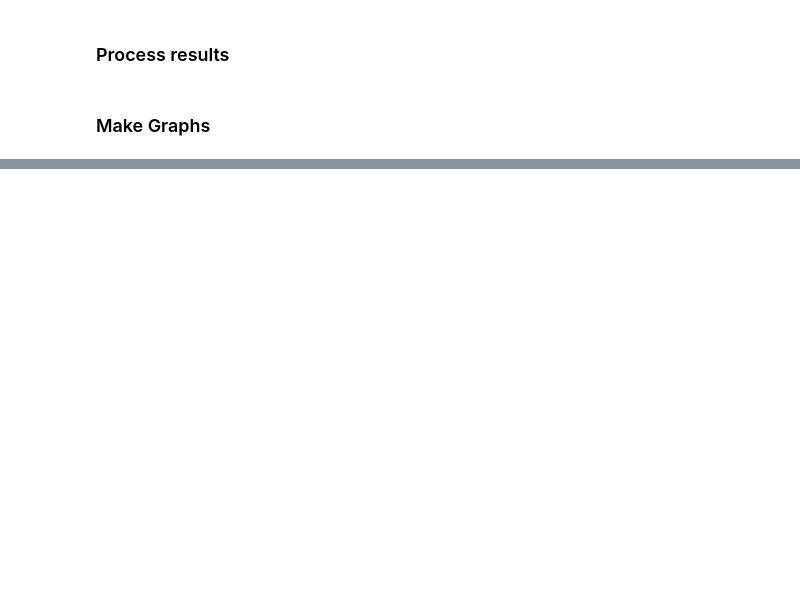
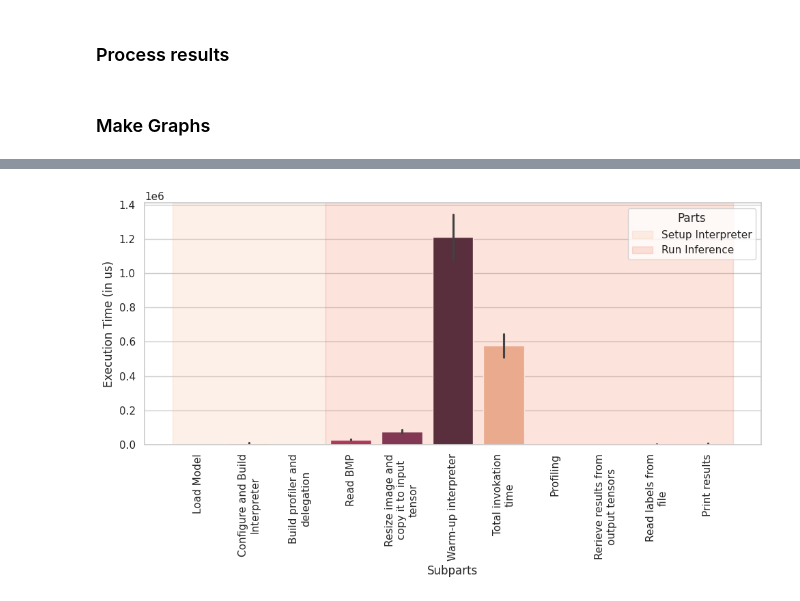
Before and after one commit to CorentinLibert/Cluster-of-upcycled-smartphones, a Jupyter notebook: Benchmark/homemade/tflite_application/tflite_application_experiments.ipynb, the cells around one changed output, grey strips where cells are left out. Saved outputs shown, nothing was run; the diff lists cells and outputs as text; code cells hidden in the pictures; blank space fills up the shorter version.

Commit message:
[TFLITE BENCHMARK] Notebook first experiment + results + graphs

```diff
--- a/Benchmark/homemade/tflite_application/tflite_application_experiments.ipynb
+++ b/Benchmark/homemade/tflite_application/tflite_application_experiments.ipynb
@@ -330,18 +555,78 @@ for imp in implementations:
-# %%
-df = pd.read_csv(exp_dir + "/execution_time_by_parts.csv")
-
-for imp in implementations:
-    df_imp = df[df["Implementation"] == imp]
-
-    medium_group = df_imp.groupby("Medium")
-
-    colors = sns.color_palette('rocket')[::-1]
-
-    for key, item in medium_group:
-        plt.figure(figsize=(10, 6))
-        sns.set_style("whitegrid")
-        sns.barplot(data=item, x='Subpart', y='Execution Time (in us)', hue='Part', palette=colors)
-
-        plt.ylim(bottom=0)
-        plt.tight_layout()
-        plt.show
+# %%
+df_exec_time = pd.read_csv(exp_dir + "/execution_time_by_parts.csv")
+df_cpu_usage = pd.read_csv(exp_dir + "/cpu_usage.csv")
+df_ram_usage = pd.read_csv(exp_dir + "/ram_usage.csv")
+
+for imp in implementations:
+    df_exec_time_imp = df_exec_time[df_exec_time["Implementation"] == imp]
+    # mask = df_exec_time_imp[(df_exec_time_imp["Subpart"] != "Global time") & (df_exec_time_imp["Subpart"] != "Run inference") & (df_exec_time_imp["Subpart"] != "Average invokation time per loop")]
+    df_exec_time_imp = df_exec_time_imp[(df_exec_time_imp["Subpart"] != "Global time") & (df_exec_time_imp["Subpart"] != "Run inference") & (df_exec_time_imp["Subpart"] != "Average invokation time per loop")]
+    df_exec_time_imp['Subpart'] = df_exec_time_imp['Subpart'].apply(lambda x: textwrap.fill(x, width=20))
+    df_cpu_usage_imp = df_cpu_usage[df_cpu_usage["Implementation"] == imp]
+    df_ram_usage_imp = df_ram_usage[df_ram_usage["Implementation"] == imp]
+
+    df_exec_time_imp_med = df_exec_time_imp.groupby(["Medium"])
+
+    medium_group = df_exec_time_imp.groupby("Medium")
+
+    colors = sns.color_palette('rocket')[::-1]
+
+    part_subpart_order = df_exec_time_imp[["Part", "Subpart"]].drop_duplicates()
+    part_order = part_subpart_order["Part"].unique()
+    subpart_order = part_subpart_order["Subpart"].to_list()
+
+    # Generate unique colors for each part
+    # colors = plt.cm.viridis([i / float(len(part_order)) for i in range(len(part_order))])
+
+    for med, item in medium_group:
+        # Bar plot
+        plt.figure(figsize=(10, 6))
+        sns.set_style("whitegrid")
+        sns.barplot(data=item, x='Subpart', y='Execution Time (in us)', order=subpart_order, palette=colors)
+
+        # Add background colors
+        start_idx = 0
+        start_idx = 0
+        for i, part in enumerate(part_order):
+            part_count = len(part_subpart_order[part_subpart_order["Part"] == part])
+            end_idx = start_idx + part_count
+            plt.axvspan(start_idx - 0.5, end_idx - 0.5, color=colors[i], alpha=0.2, label=part)
+            start_idx = end_idx
+
+        plt.legend(title="Parts")
+        plt.xlabel("Subparts")
+        plt.xticks(rotation=90)
+        plt.ylim(bottom=0)
+        plt.tight_layout()
+        plt.show
+
+        plt.savefig(graphs_exec_time_dir + "/barplot_" + experiment_name.replace(' ', '_') + "_" + imp + "_" + med + ".pdf")
+
+        # Pie plot
+        fig, ax = plt.subplots(figsize=(10, 6), subplot_kw=dict(aspect="equal"))
+
+        colors = sns.color_palette('rocket')[0::2]
+        sns.set_theme()
+
+        data_by_part = item.groupby("Part").sum()
+        data_by_part["Execution Time (in us)"] = data_by_part["Execution Time (in us)"] / data_by_part["Execution Time (in us)"].sum()
+
+        wedges, texts, autotexts = ax.pie(data_by_part["Execution Time (in us)"], autopct='%1.1f%%', colors=colors, startangle=0)
+
+        for text in plt.gca().texts:
+            text.set_color('white')
+            # text.set_fontsize(20)
+        for autotext in autotexts:
+            autotext.set_color('white')
+            # autotext.set_fontsize(20)
+
+        ax.legend(wedges, data_by_part.index.values,
+                title="Parts",
+                loc="center left",
+                bbox_to_anchor=(1, 0, 0.5, 1))
+
+        plt.setp(autotexts, size=8, weight="bold")
+
+        plt.show()
+        plt.savefig(graphs_exec_time_dir + "/pieplot_" + experiment_name.replace(' ', '_') + "_" + imp + "_" + med + ".pdf")
+# %% [output]
@@ -347,0 +635 @@ for imp in implementations:
+[figure, added]
```
Also changed, not shown: parts of 9 cells of this notebook, 41 other files.
